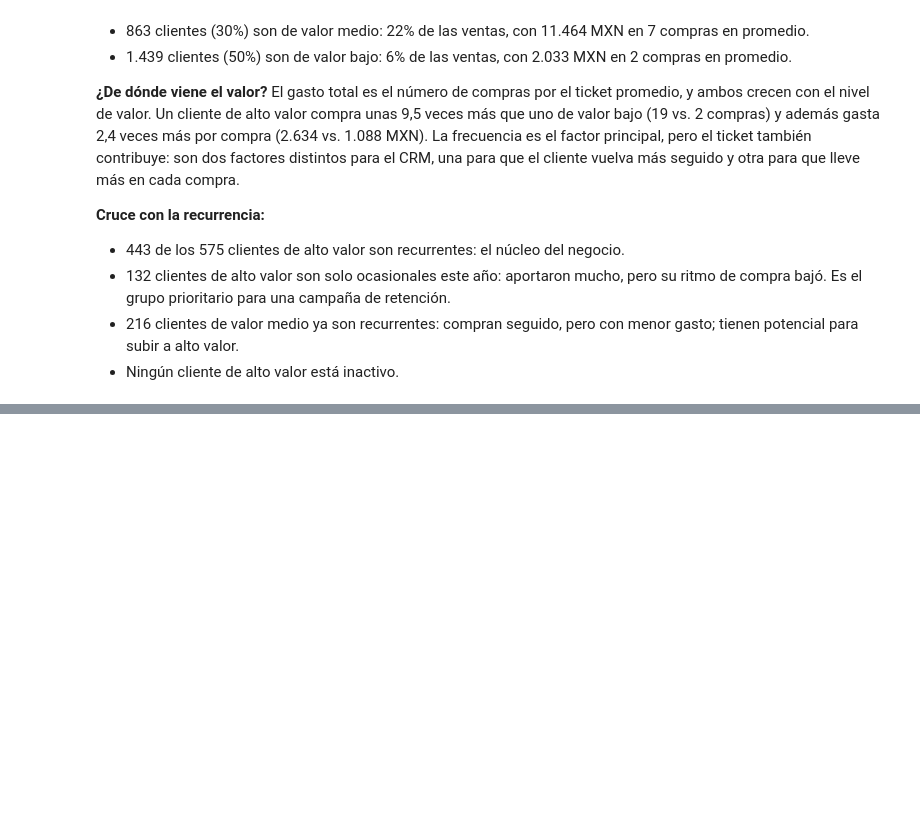
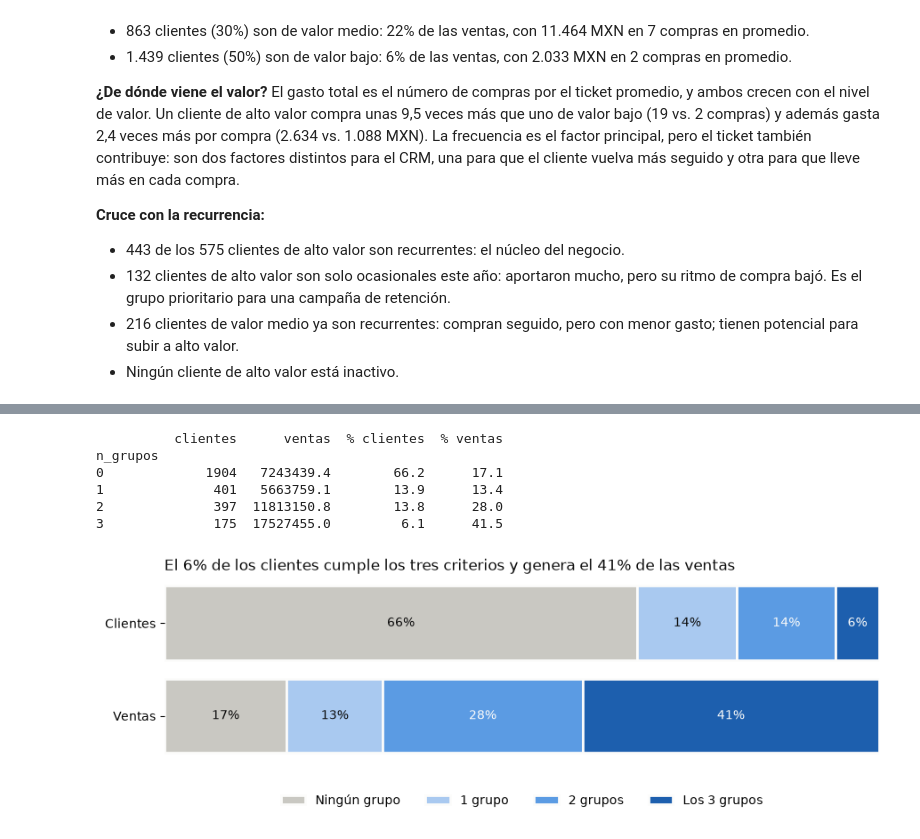
Before and after one commit to Edmh1/retail-customer-analytics, a Jupyter notebook: notebooks/02_analisis.ipynb, the cells around one changed output, grey strips where cells are left out. Saved outputs shown, nothing was run; the diff lists cells and outputs as text; code cells hidden in the pictures; blank space fills up the shorter version.

```diff
--- a/notebooks/02_analisis.ipynb
+++ b/notebooks/02_analisis.ipynb
@@ -522,0 +587,43 @@ pd.crosstab(clientes["nivel_valor"], clientes["nivel_recurrencia"], margins=True
+# %%
+clientes["n_grupos"] = es_novedad.astype(int) + es_recurrente.astype(int) + es_alto.astype(int)
+
+por_n = clientes.groupby("n_grupos").agg(clientes=("venta_total", "size"), ventas=("venta_total", "sum"))
+por_n["% clientes"] = por_n["clientes"] / por_n["clientes"].sum() * 100
+por_n["% ventas"] = por_n["ventas"] / por_n["ventas"].sum() * 100
+print(por_n.round(1).to_string())
+
+etiquetas = {0: "Ningún grupo", 1: "1 grupo", 2: "2 grupos", 3: "Los 3 grupos"}
+colores = {0: "#c9c8c2", 1: "#a9c9f0", 2: "#5b9be3", 3: "#1d5fae"}
+
+fig, ax = plt.subplots(figsize=(9, 3.2))
+for fila, col in enumerate(["% clientes", "% ventas"]):
+    izq = 0
+    for n in por_n.index:
+        v = por_n.loc[n, col]
+        ax.barh(fila, v, left=izq, color=colores[n], edgecolor="#fcfcfb", linewidth=2,
+                label=etiquetas[n] if fila == 0 else None)
+        if v >= 5:
+            ax.text(izq + v / 2, fila, f"{v:.0f}%", ha="center", va="center", fontsize=10,
+                    color="#fcfcfb" if n >= 2 else "#0b0b0b")
+        izq += v
+
+ax.set_yticks([0, 1], ["Clientes", "Ventas"])
+ax.invert_yaxis()
+ax.set_xlim(0, 100)
+ax.set_title("El 6% de los clientes cumple los tres criterios y genera el 41% de las ventas",
+             loc="left", fontsize=12, color="#0b0b0b")
+ax.legend(ncol=4, frameon=False, loc="upper center", bbox_to_anchor=(0.5, -0.12))
+ax.spines[["top", "right", "left", "bottom"]].set_visible(False)
+ax.set_xticks([])
+
+plt.tight_layout()
+plt.savefig(FIGS / "resumen_nucleo.png", dpi=200, bbox_inches="tight")
+plt.show()
+# %% [output]
+          clientes      ventas  % clientes  % ventas
+n_grupos
+0             1904   7243439.4        66.2      17.1
+1              401   5663759.1        13.9      13.4
+2              397  11813150.8        13.8      28.0
+3              175  17527455.0         6.1      41.5
+[figure, added]
```
Also changed, not shown: parts of 5 cells of this notebook, 2 other files.
